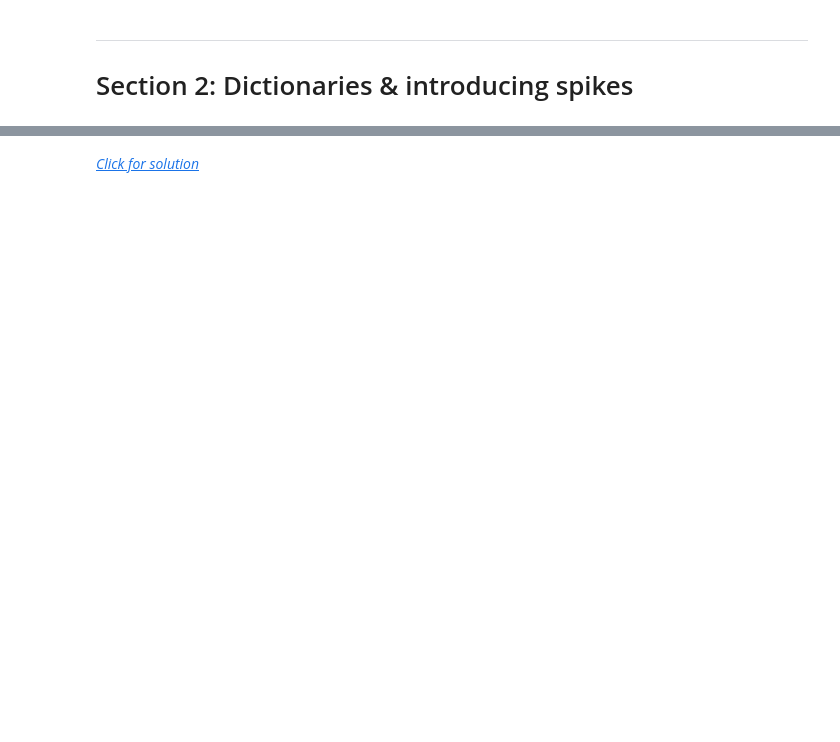
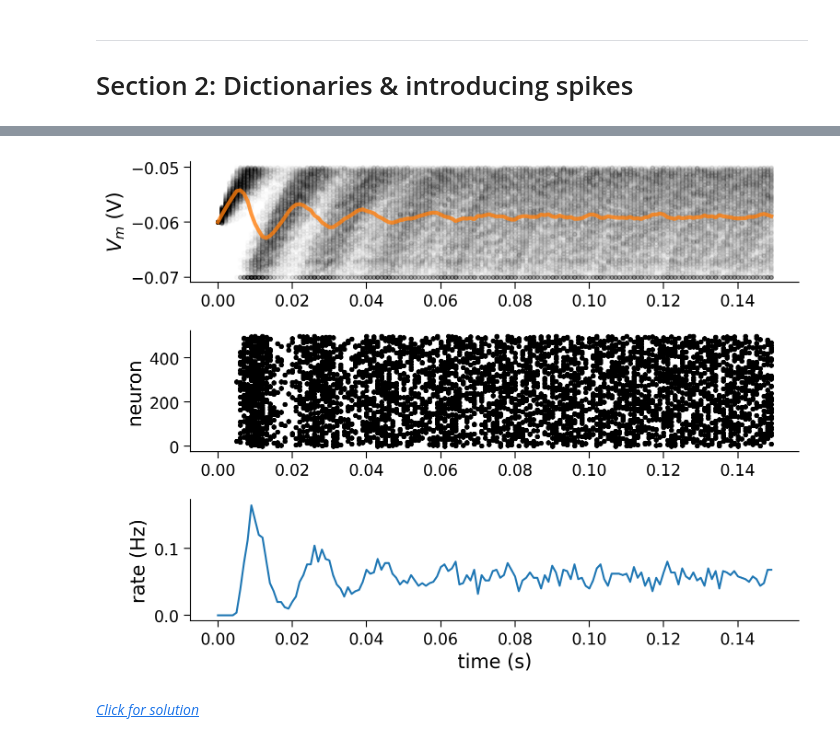
Before and after one commit to gzanellato-ia/Neuromatch, a Jupyter notebook: tutorials/W0D2_PythonWorkshop2/student/W0D2_Tutorial1.ipynb, the cells around one changed output, grey strips where cells are left out. Saved outputs shown, nothing was run; the diff lists cells and outputs as text; code cells hidden in the pictures; blank space fills up the shorter version.

```diff
--- a/tutorials/W0D2_PythonWorkshop2/student/W0D2_Tutorial1.ipynb
+++ b/tutorials/W0D2_PythonWorkshop2/student/W0D2_Tutorial1.ipynb
@@ -502,13 +517,13 @@ v_n = el * np.ones([n, step_end])
 i = i_mean * (1 + 0.1 * (t_max / dt)**(0.5) * (2 * np.random.random([n, step_end]) - 1))
 
 # Initialize spikes and spikes_n
-spikes = {j: [] for j in range(n)}
-spikes_n = np.zeros([step_end])
+spikes = {j: [] for j in range(n)}   # dictionary comprehension, clave: j, valor: una lista vacía []
+spikes_n = np.zeros([step_end])      # numpy array de shape (150,)
 
 #################################################
-## TODO for students: add spikes to LIF neuron ##
+## TO DO for students: add spikes to LIF neuron ##
 # Fill out function and remove
-raise NotImplementedError("Student exercise: add spikes to LIF neuron")
+# raise NotImplementedError("Student exercise: add spikes to LIF neuron")
 #################################################
 
 # Loop over time steps
@@ -528,44 +543,45 @@ for step, t in enumerate(t_range):
     if v_n[j, step] >= vth:
 
       # Reset to reset voltage
-      v_n[j, step] = ...
+      v_n[j, step] = vr
 
       # Add this spike time
-      spikes[j] += ...
+      spikes[j] += [t]
 
       # Add spike count to this step
-      spikes_n[step] += ...
+      spikes_n[step] += 1
 
 # Collect mean Vm and mean spiking rate
 v_mean = np.mean(v_n, axis=0)
 spikes_mean =  spikes_n / n
 
 # Initialize the figure
 plt.figure()
 
 # Plot simulations and sample mean
 ax1 = plt.subplot(3, 1, 1)
 for j in range(n):
   plt.scatter(t_range, v_n[j], color="k", marker=".", alpha=0.01)
 plt.plot(t_range, v_mean, 'C1', alpha=0.8, linewidth=3)
 plt.ylabel('$V_m$ (V)')
 
 # Plot spikes
 plt.subplot(3, 1, 2, sharex=ax1)
 # for each neuron j: collect spike times and plot them at height j
 for j in range(n):
-  times = ...
-  plt.scatter(...)
-
+  times = spikes[j]
+  plt.scatter(times, j*np.ones_like(times), color="k", marker=".")
 plt.ylabel('neuron')
 
 # Plot firing rate
 plt.subplot(3, 1, 3, sharex=ax1)
 plt.plot(t_range, spikes_mean)
 plt.xlabel('time (s)')
 plt.ylabel('rate (Hz)')
 
 plt.tight_layout()
+# %% [output]
+[figure, added]
 # %% [markdown]
 [*Click for solution*](https://github.com/NeuromatchAcademy/precourse/tree/main/tutorials/W0D2_PythonWorkshop2/solutions/W0D2_Tutorial1_Solution_950b2963.py)
 # %%
```
Also changed, not shown: parts of 9 cells of this notebook.
